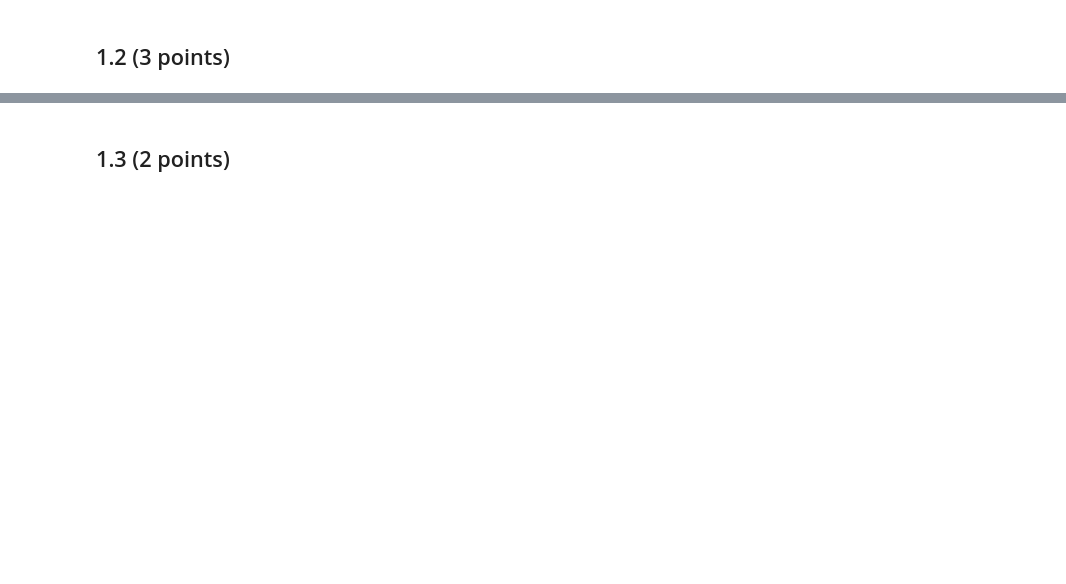
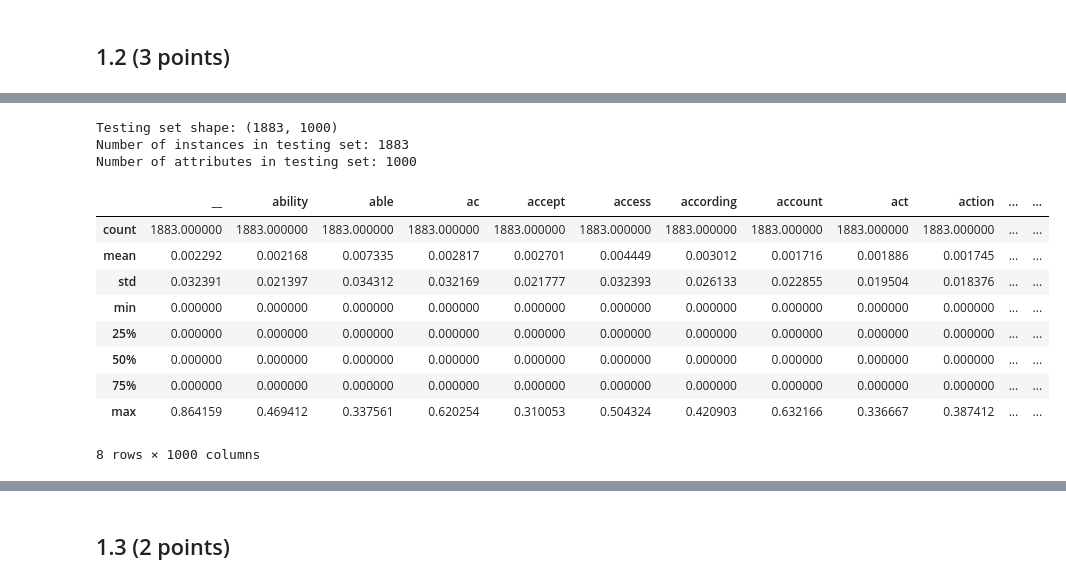
Before and after one commit to celinadong/IAML-CW2, a Jupyter notebook: Data/PartA/Part A - 20 Newsgroups.ipynb, the cells around one changed output, grey strips where cells are left out. Cells and saved outputs as stored; diff of their text form; code cells hidden in the pictures; blank space fills up the shorter version.

```diff
--- a/Data/PartA/Part A - 20 Newsgroups.ipynb
+++ b/Data/PartA/Part A - 20 Newsgroups.ipynb
@@ -46,0 +195,21 @@ Number of attributes in training set: 1000
+# %%
+print("Testing set shape: {}".format(X_test.shape))
+print("Number of instances in testing set: {}".format(X_test.shape[0]))
+print("Number of attributes in testing set: {}".format(X_test.shape[1]))
+# %% [output]
+Testing set shape: (1883, 1000)
+Number of instances in testing set: 1883
+Number of attributes in testing set: 1000
+# %%
+X_test.describe()
+# %% [output]
+|  | __ | ability | able | ac | accept | access | according | account | act | action | ... | ... |
+| count | 1883.000000 | 1883.000000 | 1883.000000 | 1883.000000 | 1883.000000 | 1883.000000 | 1883.000000 | 1883.000000 | 1883.000000 | 1883.000000 | ... | ... |
+| mean | 0.002292 | 0.002168 | 0.007335 | 0.002817 | 0.002701 | 0.004449 | 0.003012 | 0.001716 | 0.001886 | 0.001745 | ... | ... |
+| std | 0.032391 | 0.021397 | 0.034312 | 0.032169 | 0.021777 | 0.032393 | 0.026133 | 0.022855 | 0.019504 | 0.018376 | ... | ... |
+| min | 0.000000 | 0.000000 | 0.000000 | 0.000000 | 0.000000 | 0.000000 | 0.000000 | 0.000000 | 0.000000 | 0.000000 | ... | ... |
+| 25% | 0.000000 | 0.000000 | 0.000000 | 0.000000 | 0.000000 | 0.000000 | 0.000000 | 0.000000 | 0.000000 | 0.000000 | ... | ... |
+| 50% | 0.000000 | 0.000000 | 0.000000 | 0.000000 | 0.000000 | 0.000000 | 0.000000 | 0.000000 | 0.000000 | 0.000000 | ... | ... |
+| 75% | 0.000000 | 0.000000 | 0.000000 | 0.000000 | 0.000000 | 0.000000 | 0.000000 | 0.000000 | 0.000000 | 0.000000 | ... | ... |
+| max | 0.864159 | 0.469412 | 0.337561 | 0.620254 | 0.310053 | 0.504324 | 0.420903 | 0.632166 | 0.336667 | 0.387412 | ... | ... |
+8 rows × 1000 columns
```
Also changed, not shown: parts of 25 cells of this notebook.
